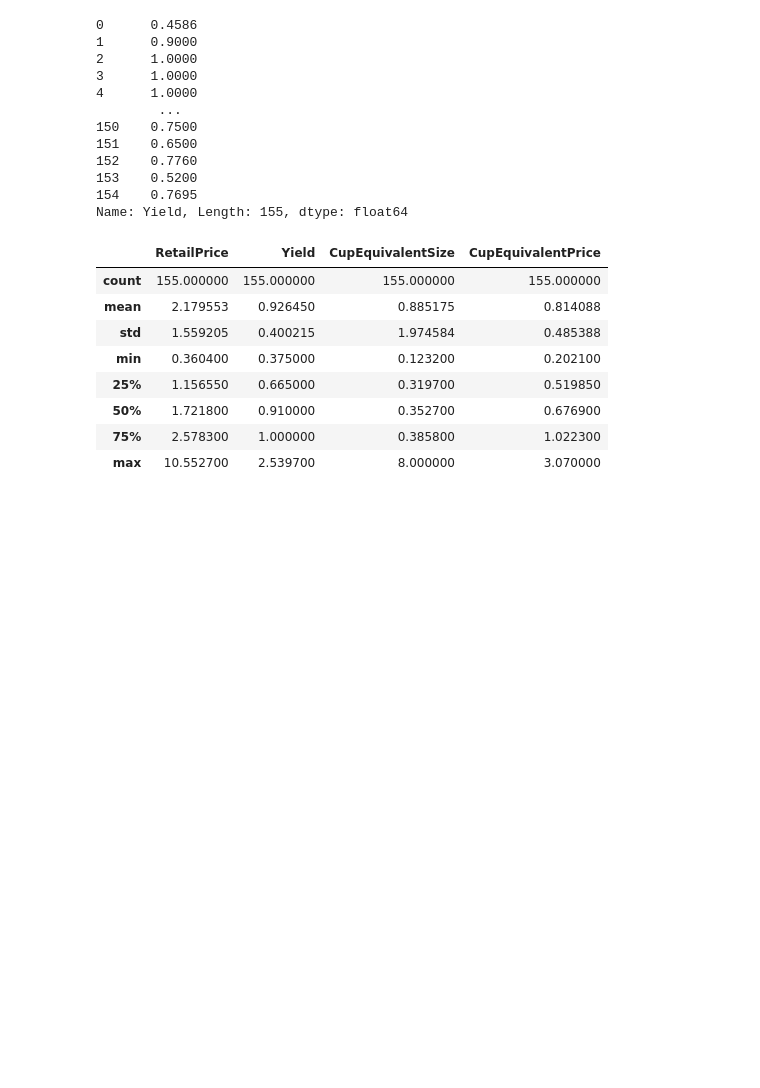
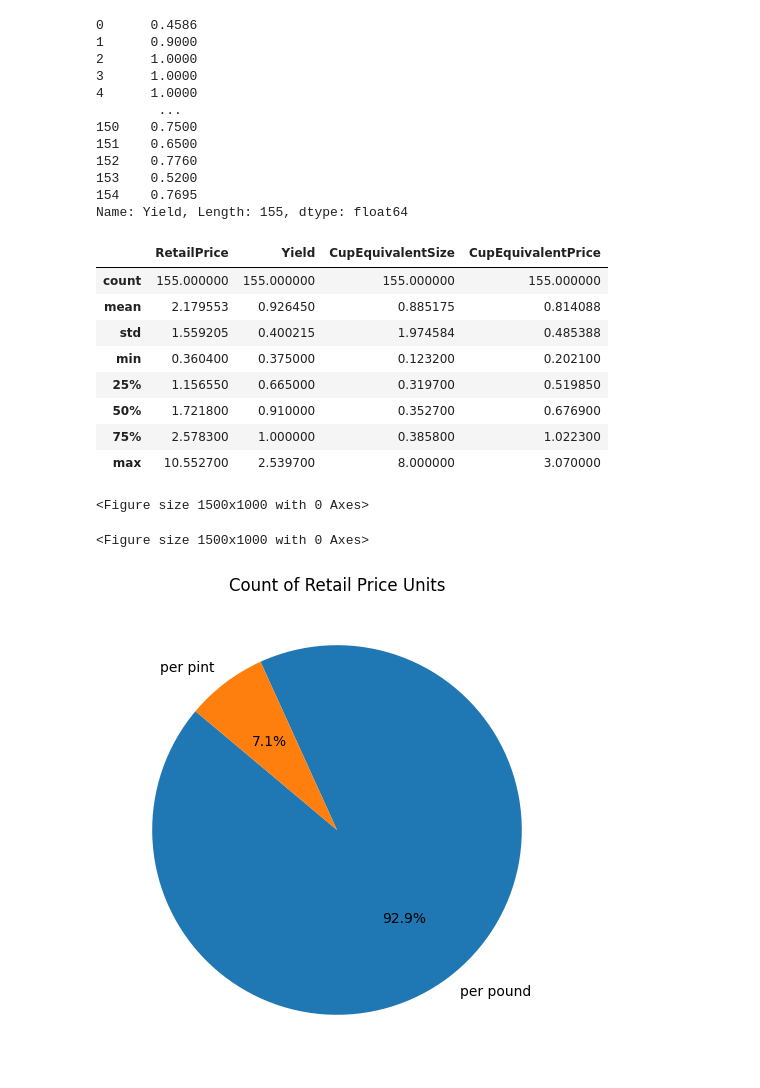
Before and after one commit to OmarEmad313/Data-Analysis-Projects, a Jupyter notebook: pandas-application-on-fruits-and-vegetables.ipynb, the cells around one changed output. Saved outputs shown, nothing was run; the diff lists cells and outputs as text; code cells hidden in the pictures; blank space fills up the shorter version.

```diff
--- a/pandas-application-on-fruits-and-vegetables.ipynb
+++ b/pandas-application-on-fruits-and-vegetables.ipynb
@@ -62,3 +63,25 @@ df.describe()
 | 50% | 1.721800 | 0.910000 | 0.352700 | 0.676900 |
 | 75% | 2.578300 | 1.000000 | 0.385800 | 1.022300 |
 | max | 10.552700 | 2.539700 | 8.000000 | 3.070000 |
+# %%
+plt.figure(figsize=(15, 10))
+# %% [output]
+<Figure size 1500x1000 with 0 Axes>
+<Figure size 1500x1000 with 0 Axes>
+# %%
+retail_price_unit_counts=df["RetailPriceUnit"].value_counts()
+# %%
+# Set up the matplotlib figure
+plt.figure(figsize=(8, 6))
+
+# Create a bar plot
+plt.pie(retail_price_unit_counts, labels=retail_price_unit_counts.index, autopct='%1.1f%%', startangle=140)
+
+# Adding titles and labels
+plt.title('Count of Retail Price Units')
+
+
+# Show the plot
+plt.show()
+# %% [output]
+[figure, added]
```
Also changed, not shown: parts of 7 cells of this notebook.
